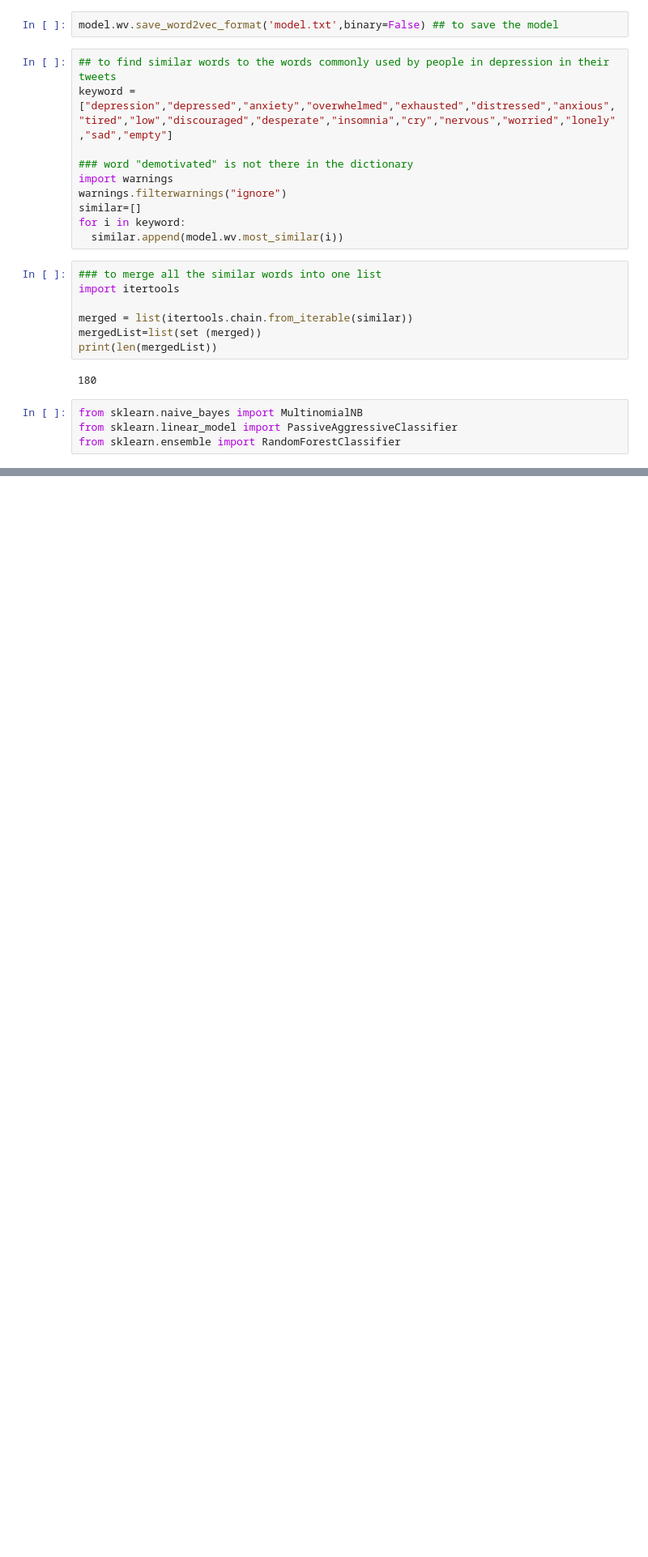
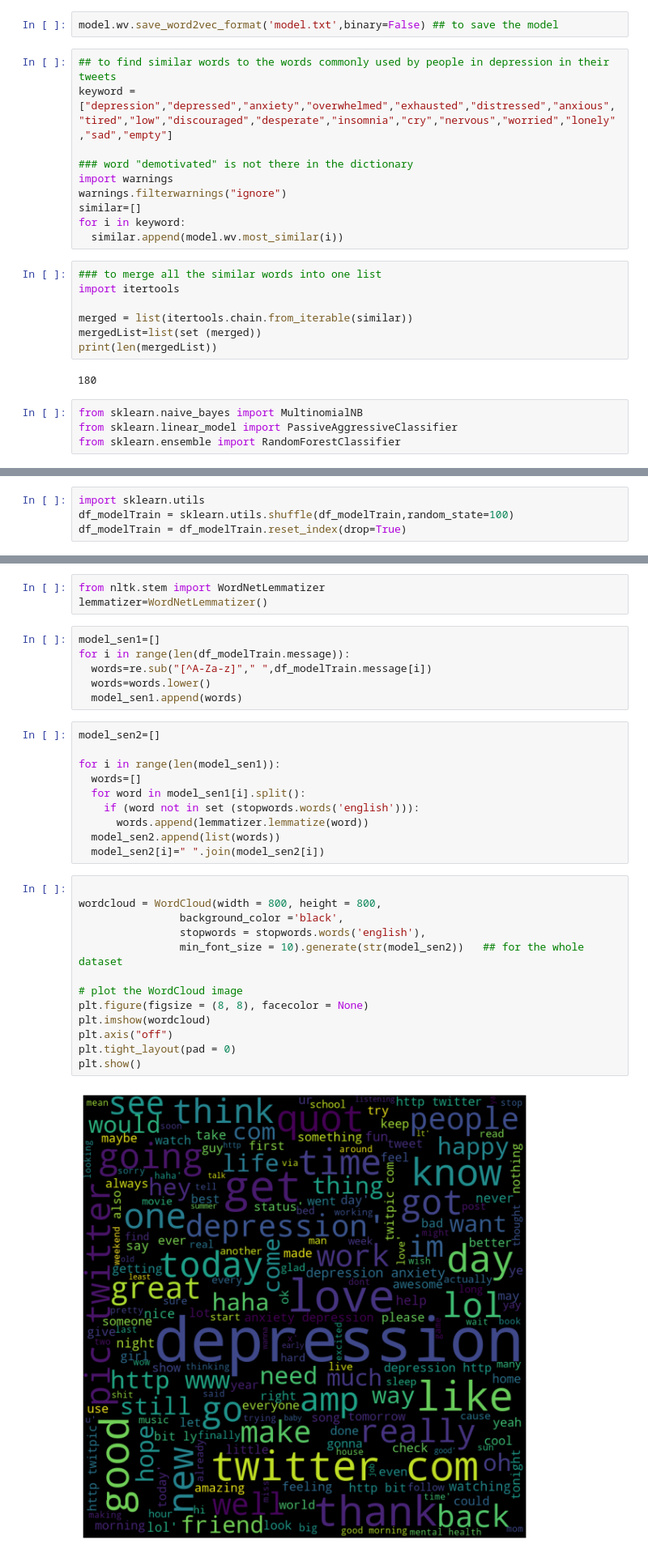
Before and after one commit to sayantikag98/Depression_Analysis, a Jupyter notebook: Depression_analysis_from_tweets_(Model_Building).ipynb, the cells around one changed output, grey strips where cells are left out. Shown: that part at 81% size. Cells and saved outputs as stored; diff of their text form; blank space fills up the shorter version.

```diff
--- a/Depression_analysis_from_tweets_(Model_Building).ipynb
+++ b/Depression_analysis_from_tweets_(Model_Building).ipynb
@@ -291,0 +343,4 @@ plt.show()
+# %%
+import sklearn.utils
+df_modelTrain = sklearn.utils.shuffle(df_modelTrain,random_state=100)
+df_modelTrain = df_modelTrain.reset_index(drop=True)
@@ -291,0 +363,34 @@ plt.show()
+# %%
+from nltk.stem import WordNetLemmatizer
+lemmatizer=WordNetLemmatizer()
+# %%
+model_sen1=[]
+for i in range(len(df_modelTrain.message)):
+  words=re.sub("[^A-Za-z]"," ",df_modelTrain.message[i])
+  words=words.lower()
+  model_sen1.append(words)
+# %%
+model_sen2=[]
+
+for i in range(len(model_sen1)):
+  words=[]
+  for word in model_sen1[i].split():
+    if (word not in set (stopwords.words('english'))):
+      words.append(lemmatizer.lemmatize(word))
+  model_sen2.append(list(words))
+  model_sen2[i]=" ".join(model_sen2[i])
+# %%
+
+wordcloud = WordCloud(width = 800, height = 800,
+                background_color ='black',
+                stopwords = stopwords.words('english'),
+                min_font_size = 10).generate(str(model_sen2))   ## for the whole dataset
+
+# plot the WordCloud image
+plt.figure(figsize = (8, 8), facecolor = None)
+plt.imshow(wordcloud)
+plt.axis("off")
+plt.tight_layout(pad = 0)
+plt.show()
+# %% [output]
+[figure, added]
```
Also changed, not shown: parts of 56 cells of this notebook.
